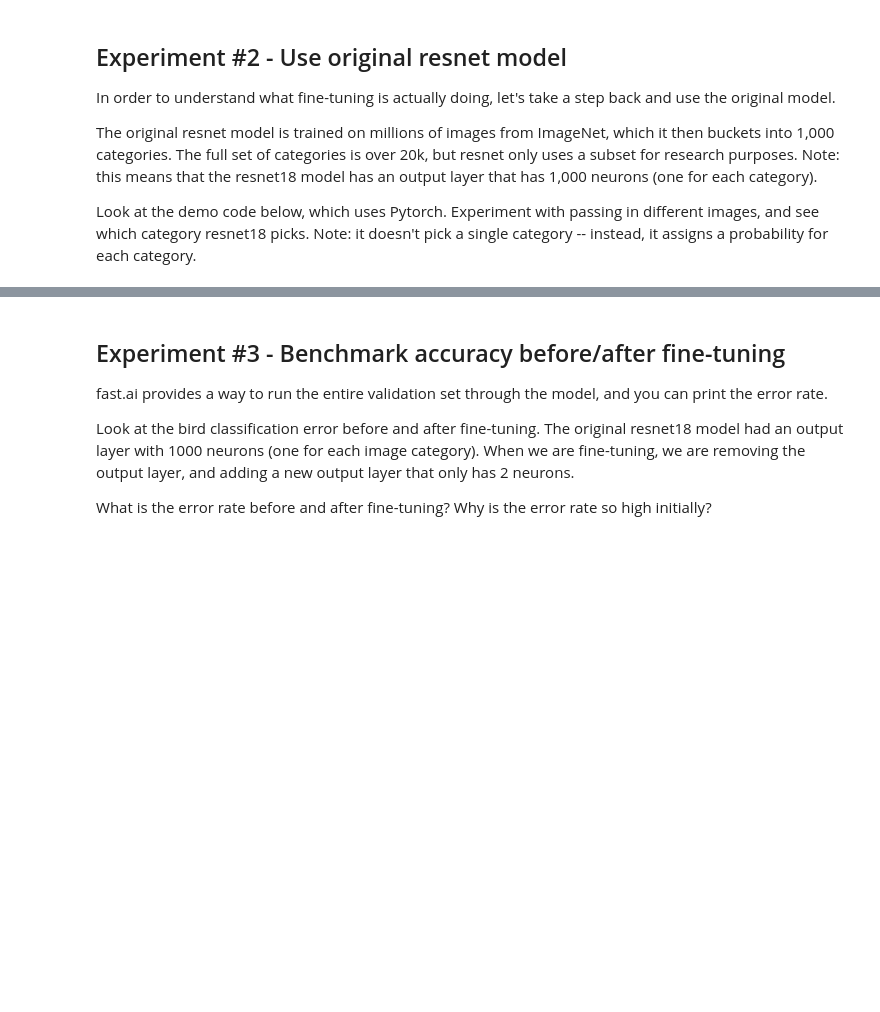
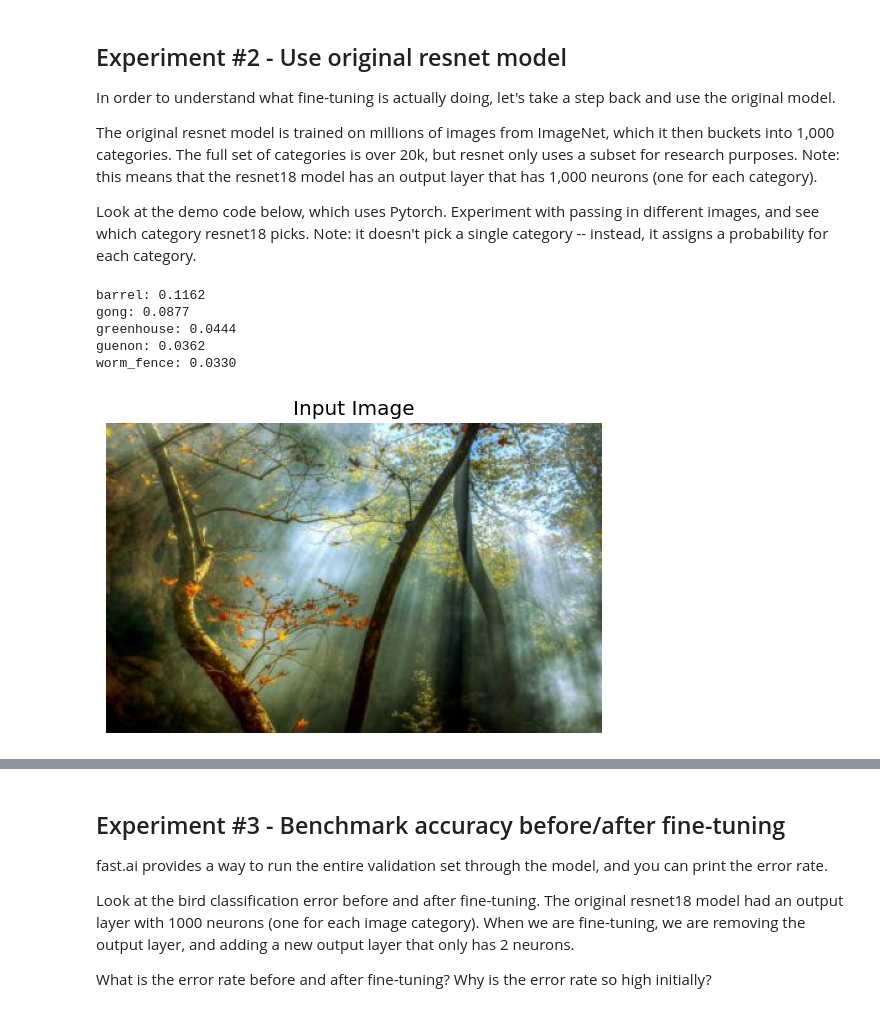
Before and after one commit to praneethys/codepath-bootcamp, a Jupyter notebook: notebooks/AI_LLM_for_Devs_Week_1_Experiment_notebook.ipynb, the cells around one changed output, grey strips where cells are left out. Drawn from its saved outputs; the diff is of its cells as text; code cells hidden in the pictures; blank space fills up the shorter version.

```diff
--- a/notebooks/AI_LLM_for_Devs_Week_1_Experiment_notebook.ipynb
+++ b/notebooks/AI_LLM_for_Devs_Week_1_Experiment_notebook.ipynb
@@ -155,31 +190,38 @@ def process_image(image_path):
     return batch_t, img  # Return both the tensor and the original image
 
 # Function to get predictions and print human-readable labels
 def get_predictions(image_path, class_index_dict):
     tensor, original_img = process_image(image_path)
     with torch.no_grad():
         out = model(tensor)
     probabilities = torch.nn.functional.softmax(out, dim=1)
     top5_prob, top5_catid = torch.topk(probabilities, 5)
 
     # Print the top 5 human-readable labels with their probabilities
     for i in range(top5_prob.size(1)):
         class_id = str(top5_catid[0][i].item())
         class_name = class_index_dict[class_id][1]  # Access the human-readable class name
         print(f"{class_name}: {top5_prob[0][i].item():.4f}")
 
     # Visualize the image
     plt.imshow(original_img)
     plt.axis('off')  # Turn off axis numbers and ticks
     plt.title("Input Image")
     plt.show()
 
 # Download and load the ImageNet class index JSON
 url = 'https://storage.googleapis.com/download.tensorflow.org/data/imagenet_class_index.json'
 response = requests.get(url)
 response.raise_for_status()
 imagenet_classes = json.loads(response.text)
 
 # Example usage
-image_path = get_image_files(path/'bird')[0]
+image_path = get_image_files(path/'bird_or_not/forest')[random.randint(0,100)]
 get_predictions(image_path, imagenet_classes)
+# %% [output]
+barrel: 0.1162
+gong: 0.0877
+greenhouse: 0.0444
+guenon: 0.0362
+worm_fence: 0.0330
+[figure, added]
```
Also changed, not shown: parts of 7 cells of this notebook.
